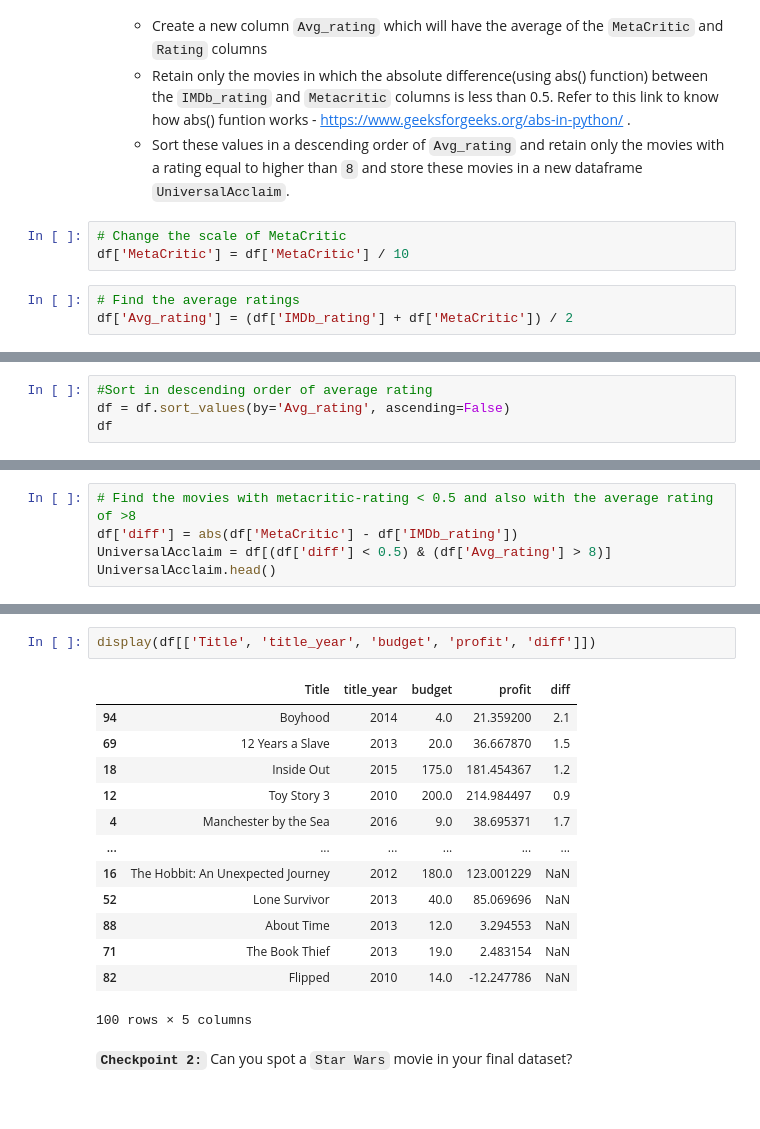
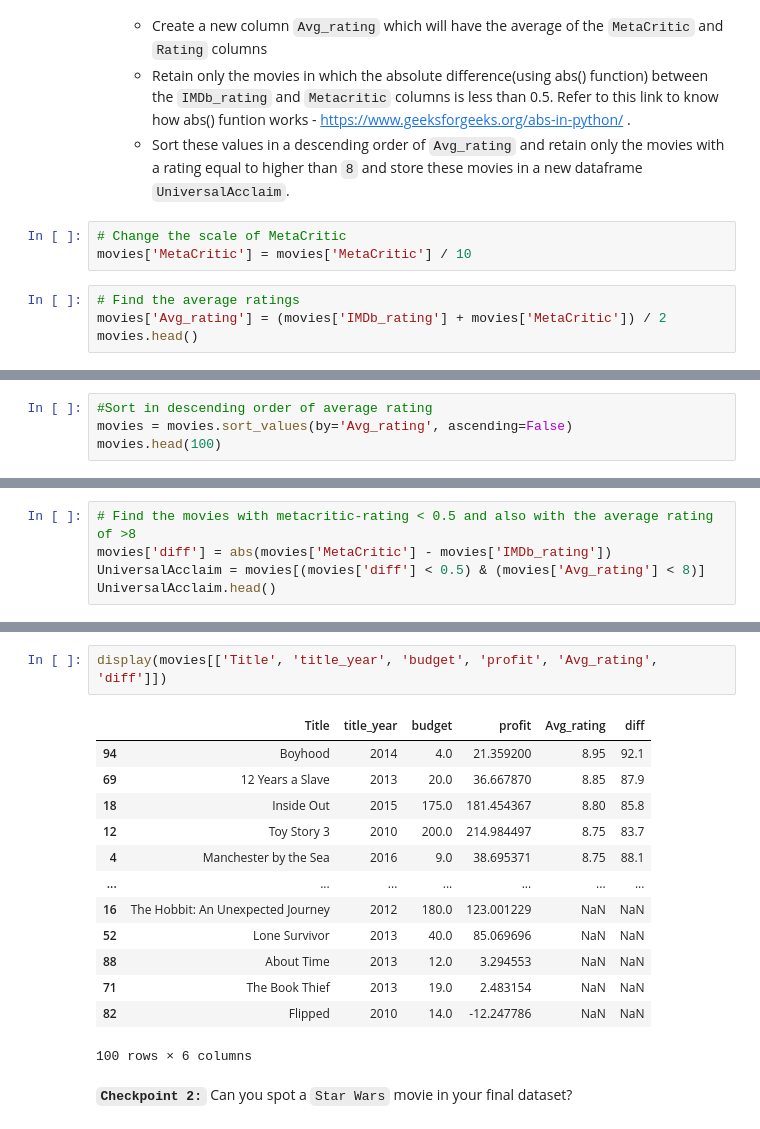
Before and after one commit to Mathieu-Germain/LogicMojo-AI-ML-April26-Mathieu, a Jupyter notebook: IMDb+Movie+Assignment.ipynb, the cells around one changed output, grey strips where cells are left out. Drawn from its saved outputs; the diff is of its cells as text.

```diff
--- a/IMDb+Movie+Assignment.ipynb
+++ b/IMDb+Movie+Assignment.ipynb
@@ -279,7 +330,8 @@ As a part of this subtask, you are required to find out the highest rated movies
     - Sort these values in a descending order of `Avg_rating` and retain only the movies with a rating equal to higher than `8` and store these movies in a new dataframe `UniversalAcclaim`.
 # %%
 # Change the scale of MetaCritic
-df['MetaCritic'] = df['MetaCritic'] / 10
+movies['MetaCritic'] = movies['MetaCritic'] / 10
 # %%
 # Find the average ratings
-df['Avg_rating'] = (df['IMDb_rating'] + df['MetaCritic']) / 2
+movies['Avg_rating'] = (movies['IMDb_rating'] + movies['MetaCritic']) / 2
+movies.head()
@@ -286,7 +346,7 @@ df['Avg_rating'] = (df['IMDb_rating'] + df['MetaCritic']) / 2
 # %%
 #Sort in descending order of average rating
-df = df.sort_values(by='Avg_rating', ascending=False)
-df
+movies = movies.sort_values(by='Avg_rating', ascending=False)
+movies.head(100)
 # %% [output]
 |  | Title | title_year | budget | Gross | actor_1_name | actor_2_name | actor_3_name | actor_1_facebook_likes | ... |
 | 94 | Boyhood | 2014 | 4.0 | 25.359200 | Ellar Coltrane | Lorelei Linklater | Libby Villari | 230 | ... |
@@ -304,7 +364,7 @@ df
 # %%
 # Find the movies with metacritic-rating < 0.5 and also with the average rating of >8
-df['diff'] = abs(df['MetaCritic'] - df['IMDb_rating'])
-UniversalAcclaim = df[(df['diff'] < 0.5) & (df['Avg_rating'] > 8)]
+movies['diff'] = abs(movies['MetaCritic'] - movies['IMDb_rating'])
+UniversalAcclaim = movies[(movies['diff'] < 0.5) & (movies['Avg_rating'] < 8)]
 UniversalAcclaim.head()
 # %% [output]
 |  | Title | title_year | budget | Gross | actor_1_name | actor_2_name | actor_3_name | actor_1_facebook_likes | ... |
@@ -334,19 +372,19 @@ dtype: float64
 # %%
-display(df[['Title', 'title_year', 'budget', 'profit', 'diff']])
+display(movies[['Title', 'title_year', 'budget', 'profit', 'Avg_rating', 'diff']])
 # %% [output]
-|  | Title | title_year | budget | profit | diff |
-| 94 | Boyhood | 2014 | 4.0 | 21.359200 | 2.1 |
-| 69 | 12 Years a Slave | 2013 | 20.0 | 36.667870 | 1.5 |
-| 18 | Inside Out | 2015 | 175.0 | 181.454367 | 1.2 |
-| 12 | Toy Story 3 | 2010 | 200.0 | 214.984497 | 0.9 |
-| 4 | Manchester by the Sea | 2016 | 9.0 | 38.695371 | 1.7 |
-| ... | ... | ... | ... | ... | ... |
-| 16 | The Hobbit: An Unexpected Journey | 2012 | 180.0 | 123.001229 | NaN |
-| 52 | Lone Survivor | 2013 | 40.0 | 85.069696 | NaN |
-| 88 | About Time | 2013 | 12.0 | 3.294553 | NaN |
-| 71 | The Book Thief | 2013 | 19.0 | 2.483154 | NaN |
-| 82 | Flipped | 2010 | 14.0 | -12.247786 | NaN |
+|  | Title | title_year | budget | profit | Avg_rating | diff |
+| 94 | Boyhood | 2014 | 4.0 | 21.359200 | 8.95 | 92.1 |
+| 69 | 12 Years a Slave | 2013 | 20.0 | 36.667870 | 8.85 | 87.9 |
+| 18 | Inside Out | 2015 | 175.0 | 181.454367 | 8.80 | 85.8 |
+| 12 | Toy Story 3 | 2010 | 200.0 | 214.984497 | 8.75 | 83.7 |
+| 4 | Manchester by the Sea | 2016 | 9.0 | 38.695371 | 8.75 | 88.1 |
+| ... | ... | ... | ... | ... | ... | ... |
+| 16 | The Hobbit: An Unexpected Journey | 2012 | 180.0 | 123.001229 | NaN | NaN |
+| 52 | Lone Survivor | 2013 | 40.0 | 85.069696 | NaN | NaN |
+| 88 | About Time | 2013 | 12.0 | 3.294553 | NaN | NaN |
+| 71 | The Book Thief | 2013 | 19.0 | 2.483154 | NaN | NaN |
+| 82 | Flipped | 2010 | 14.0 | -12.247786 | NaN | NaN |
-100 rows × 5 columns
+100 rows × 6 columns
 # %% [markdown]
 **`Checkpoint 2:`** Can you spot a `Star Wars` movie in your final dataset?
 # %% [markdown]
```
Also changed, not shown: parts of 75 cells of this notebook.
